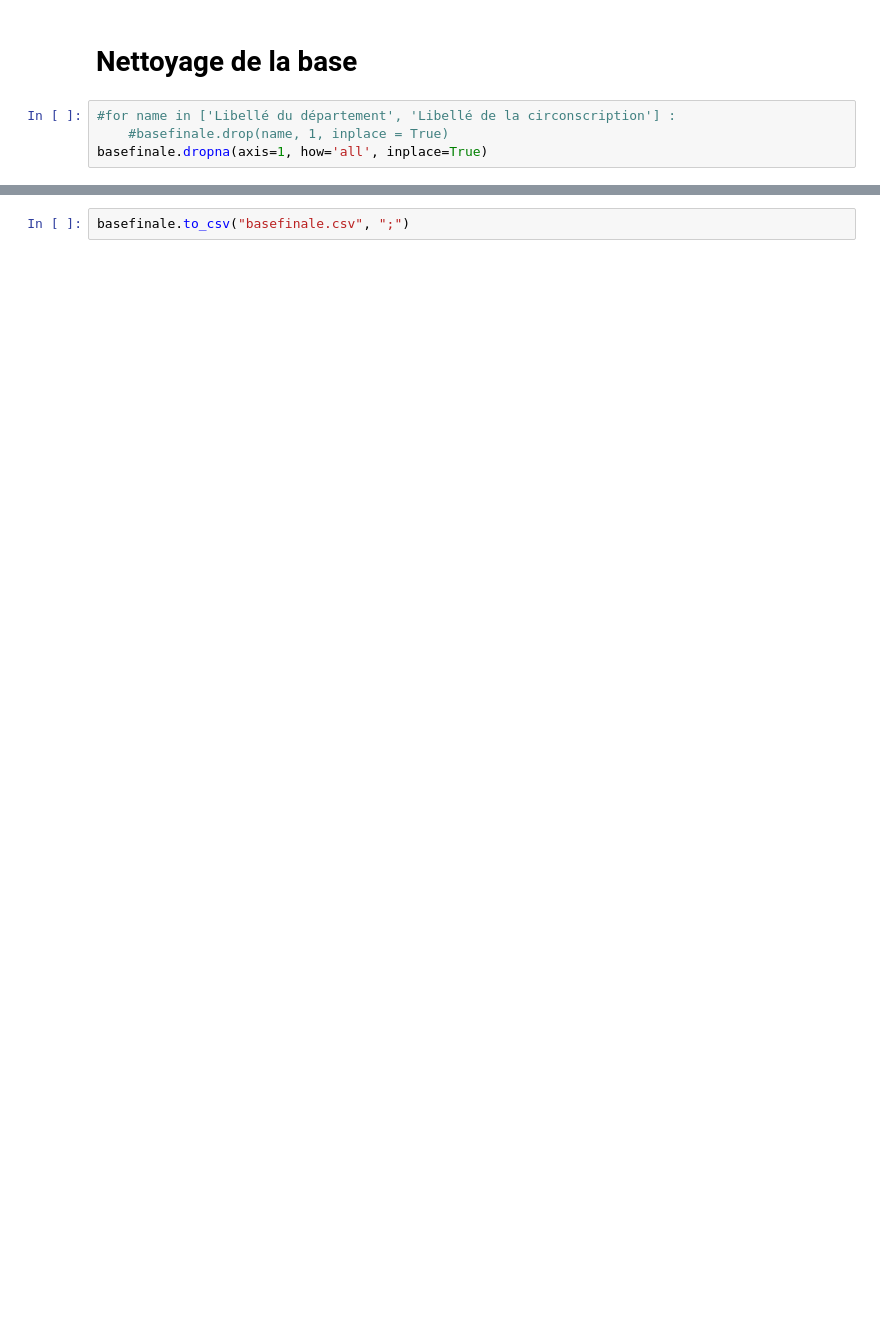
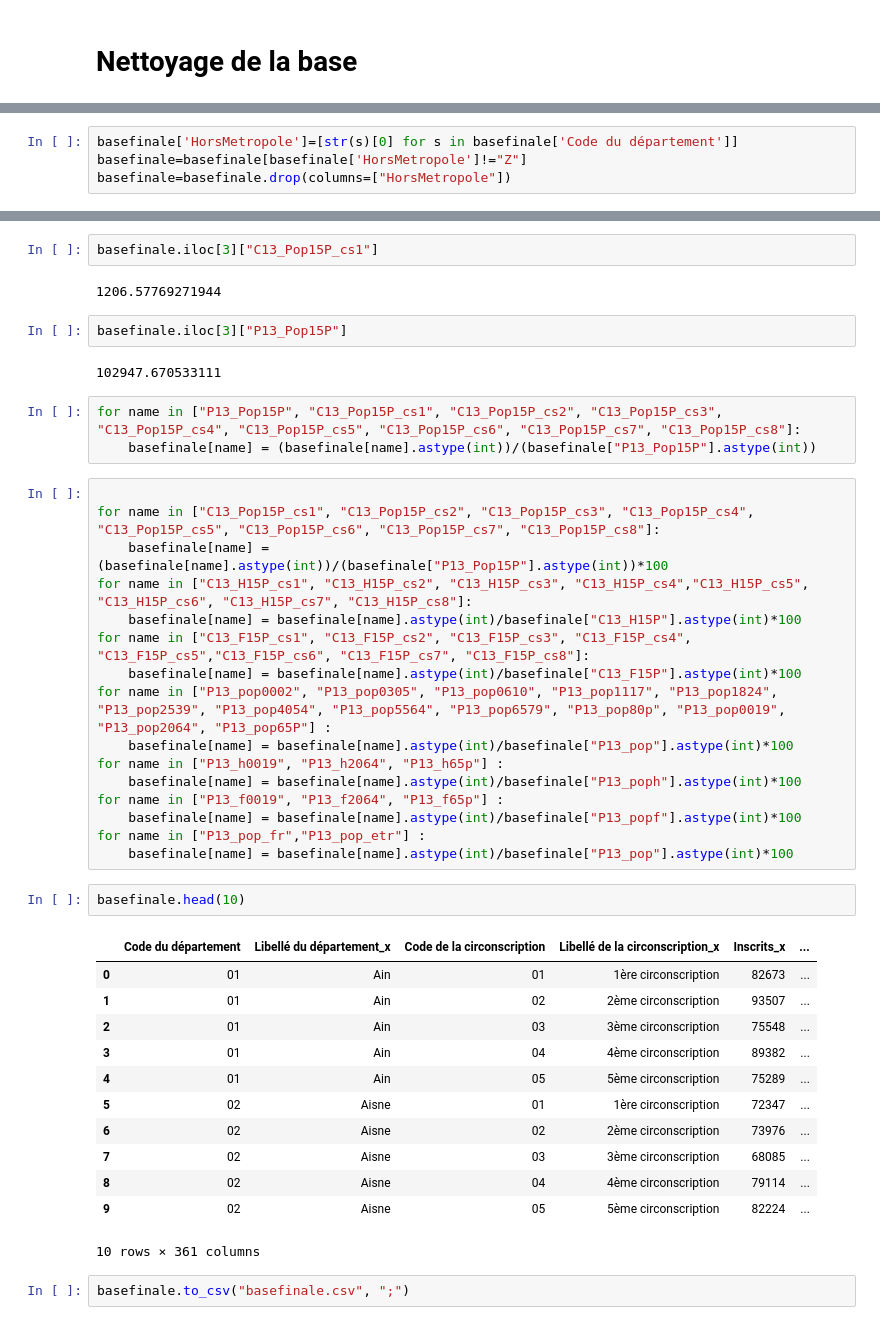
Before and after one commit to p-contamin/Prediction-de-l-activite-des-deputes-francais, a Jupyter notebook: 1. Rassemblement des données/Script circonscriptions .ipynb, the cells around one changed output, grey strips where cells are left out. Saved outputs shown, nothing was run; the diff lists cells and outputs as text; blank space fills up the shorter version.

```diff
--- a/1. Rassemblement des données/Script circonscriptions .ipynb
+++ b/1. Rassemblement des données/Script circonscriptions .ipynb
@@ -33,7 +67,3 @@ circo["DEPCIR"] = circo["Code du département"].astype(str) + circo["Code de la
 basefinale = pd.merge(circo, sociodemographie, on = "DEPCIR", how = "left")
 # %% [markdown]
 # Nettoyage de la base
-# %%
-#for name in ['Libellé du département', 'Libellé de la circonscription'] :
-    #basefinale.drop(name, 1, inplace = True)
-basefinale.dropna(axis=1, how='all', inplace=True)
@@ -39,0 +72,4 @@ basefinale.dropna(axis=1, how='all', inplace=True)
+# %%
+basefinale['HorsMetropole']=[str(s)[0] for s in basefinale['Code du département']]
+basefinale=basefinale[basefinale['HorsMetropole']!="Z"]
+basefinale=basefinale.drop(columns=["HorsMetropole"])
@@ -40,2 +110,44 @@ basefinale.dropna(axis=1, how='all', inplace=True)
+# %%
+basefinale.iloc[3]["C13_Pop15P_cs1"]
+# %% [output]
+1206.57769271944
+# %%
+basefinale.iloc[3]["P13_Pop15P"]
+# %% [output]
+102947.670533111
+# %%
+for name in ["P13_Pop15P", "C13_Pop15P_cs1", "C13_Pop15P_cs2", "C13_Pop15P_cs3", "C13_Pop15P_cs4", "C13_Pop15P_cs5", "C13_Pop15P_cs6", "C13_Pop15P_cs7", "C13_Pop15P_cs8"]:
+    basefinale[name] = (basefinale[name].astype(int))/(basefinale["P13_Pop15P"].astype(int))
+# %%
+
+for name in ["C13_Pop15P_cs1", "C13_Pop15P_cs2", "C13_Pop15P_cs3", "C13_Pop15P_cs4", "C13_Pop15P_cs5", "C13_Pop15P_cs6", "C13_Pop15P_cs7", "C13_Pop15P_cs8"]:
+    basefinale[name] = (basefinale[name].astype(int))/(basefinale["P13_Pop15P"].astype(int))*100
+for name in ["C13_H15P_cs1", "C13_H15P_cs2", "C13_H15P_cs3", "C13_H15P_cs4","C13_H15P_cs5", "C13_H15P_cs6", "C13_H15P_cs7", "C13_H15P_cs8"]:
+    basefinale[name] = basefinale[name].astype(int)/basefinale["C13_H15P"].astype(int)*100
+for name in ["C13_F15P_cs1", "C13_F15P_cs2", "C13_F15P_cs3", "C13_F15P_cs4", "C13_F15P_cs5","C13_F15P_cs6", "C13_F15P_cs7", "C13_F15P_cs8"]:
+    basefinale[name] = basefinale[name].astype(int)/basefinale["C13_F15P"].astype(int)*100
+for name in ["P13_pop0002", "P13_pop0305", "P13_pop0610", "P13_pop1117", "P13_pop1824", "P13_pop2539", "P13_pop4054", "P13_pop5564", "P13_pop6579", "P13_pop80p", "P13_pop0019", "P13_pop2064", "P13_pop65P"] :
+    basefinale[name] = basefinale[name].astype(int)/basefinale["P13_pop"].astype(int)*100
+for name in ["P13_h0019", "P13_h2064", "P13_h65p"] :
+    basefinale[name] = basefinale[name].astype(int)/basefinale["P13_poph"].astype(int)*100
+for name in ["P13_f0019", "P13_f2064", "P13_f65p"] :
+    basefinale[name] = basefinale[name].astype(int)/basefinale["P13_popf"].astype(int)*100
+for name in ["P13_pop_fr","P13_pop_etr"] :
+    basefinale[name] = basefinale[name].astype(int)/basefinale["P13_pop"].astype(int)*100
+# %%
+basefinale.head(10)
+# %% [output]
+|  | Code du département | Libellé du département_x | Code de la circonscription | Libellé de la circonscription_x | Inscrits_x | ... |
+| 0 | 01 | Ain | 01 | 1ère circonscription | 82673 | ... |
+| 1 | 01 | Ain | 02 | 2ème circonscription | 93507 | ... |
+| 2 | 01 | Ain | 03 | 3ème circonscription | 75548 | ... |
+| 3 | 01 | Ain | 04 | 4ème circonscription | 89382 | ... |
+| 4 | 01 | Ain | 05 | 5ème circonscription | 75289 | ... |
+| 5 | 02 | Aisne | 01 | 1ère circonscription | 72347 | ... |
+| 6 | 02 | Aisne | 02 | 2ème circonscription | 73976 | ... |
+| 7 | 02 | Aisne | 03 | 3ème circonscription | 68085 | ... |
+| 8 | 02 | Aisne | 04 | 4ème circonscription | 79114 | ... |
+| 9 | 02 | Aisne | 05 | 5ème circonscription | 82224 | ... |
+10 rows × 361 columns
 # %%
 basefinale.to_csv("basefinale.csv", ";")
```
Also changed, not shown: parts of 13 cells of this notebook.
